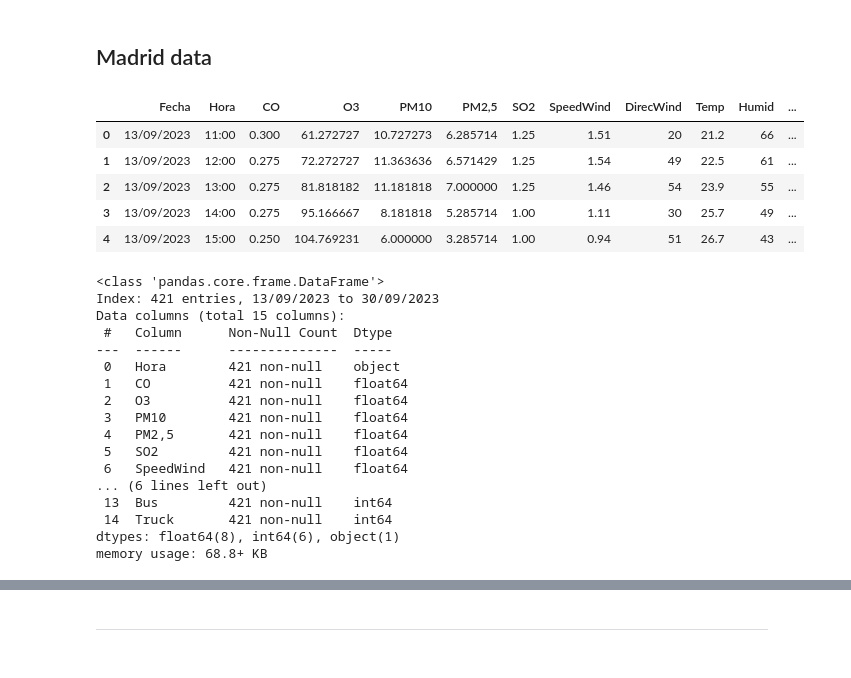
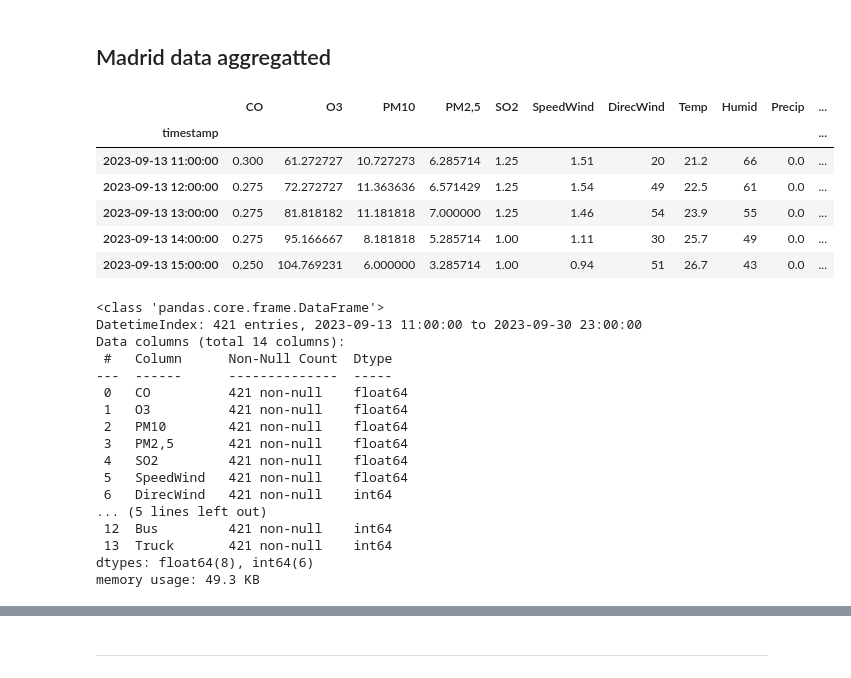
Before and after one commit to fterroso/airpollution_gnn_uca_upct, a Jupyter notebook: 01_data_preprocessing.ipynb, the cells around one changed output, grey strips where cells are left out. Saved outputs shown, nothing was run; the diff lists cells and outputs as text; code cells hidden in the pictures.

```diff
--- a/01_data_preprocessing.ipynb
+++ b/01_data_preprocessing.ipynb
@@ -7,38 +7,42 @@ import matplotlib.pyplot as plt
 data_path='data'
 # %% [markdown]
-## Madrid data
+## Madrid data aggregatted
 # %%
 madrid_df= pd.read_csv(os.path.join('data','MADRID_DATA_V2.csv'))
-madrid_df.head()
-# %% [output]
-|  | Fecha | Hora | CO | O3 | PM10 | PM2,5 | SO2 | SpeedWind | DirecWind | Temp | Humid | ... |
-| 0 | 13/09/2023 | 11:00 | 0.300 | 61.272727 | 10.727273 | 6.285714 | 1.25 | 1.51 | 20 | 21.2 | 66 | ... |
-| 1 | 13/09/2023 | 12:00 | 0.275 | 72.272727 | 11.363636 | 6.571429 | 1.25 | 1.54 | 49 | 22.5 | 61 | ... |
-| 2 | 13/09/2023 | 13:00 | 0.275 | 81.818182 | 11.181818 | 7.000000 | 1.25 | 1.46 | 54 | 23.9 | 55 | ... |
-| 3 | 13/09/2023 | 14:00 | 0.275 | 95.166667 | 8.181818 | 5.285714 | 1.00 | 1.11 | 30 | 25.7 | 49 | ... |
-| 4 | 13/09/2023 | 15:00 | 0.250 | 104.769231 | 6.000000 | 3.285714 | 1.00 | 0.94 | 51 | 26.7 | 43 | ... |
 # %%
-madrid_df['timestamp']= madrid_df.apply(lambda r: r['Fecha']
+madrid_df['timestamp']= madrid_df.apply(lambda r: r['Fecha'] + ' ' + r['Hora'], axis=1)
+madrid_df['timestamp']= pd.to_datetime(madrid_df['timestamp'], dayfirst=True)
+madrid_df= madrid_df.set_index('timestamp')
+madrid_df= madrid_df.drop(columns='Fecha Hora'.split())
+madrid_df.head()
+# %% [output]
+|  | CO | O3 | PM10 | PM2,5 | SO2 | SpeedWind | DirecWind | Temp | Humid | Precip | ... |
+| timestamp |  |  |  |  |  |  |  |  |  |  | ... |
+| 2023-09-13 11:00:00 | 0.300 | 61.272727 | 10.727273 | 6.285714 | 1.25 | 1.51 | 20 | 21.2 | 66 | 0.0 | ... |
+| 2023-09-13 12:00:00 | 0.275 | 72.272727 | 11.363636 | 6.571429 | 1.25 | 1.54 | 49 | 22.5 | 61 | 0.0 | ... |
+| 2023-09-13 13:00:00 | 0.275 | 81.818182 | 11.181818 | 7.000000 | 1.25 | 1.46 | 54 | 23.9 | 55 | 0.0 | ... |
+| 2023-09-13 14:00:00 | 0.275 | 95.166667 | 8.181818 | 5.285714 | 1.00 | 1.11 | 30 | 25.7 | 49 | 0.0 | ... |
+| 2023-09-13 15:00:00 | 0.250 | 104.769231 | 6.000000 | 3.285714 | 1.00 | 0.94 | 51 | 26.7 | 43 | 0.0 | ... |
 # %%
 madrid_df.info()
 # %% [output]
 <class 'pandas.core.frame.DataFrame'>
-Index: 421 entries, 13/09/2023 to 30/09/2023
-Data columns (total 15 columns):
+DatetimeIndex: 421 entries, 2023-09-13 11:00:00 to 2023-09-30 23:00:00
+Data columns (total 14 columns):
  #   Column      Non-Null Count  Dtype
 ---  ------      --------------  -----
- 0   Hora        421 non-null    object
- 1   CO          421 non-null    float64
- 2   O3          421 non-null    float64
- 3   PM10        421 non-null    float64
- 4   PM2,5       421 non-null    float64
- 5   SO2         421 non-null    float64
- 6   SpeedWind   421 non-null    float64
-... (6 lines left out)
- 13  Bus         421 non-null    int64
- 14  Truck       421 non-null    int64
-dtypes: float64(8), int64(6), object(1)
-memory usage: 68.8+ KB
+ 0   CO          421 non-null    float64
+ 1   O3          421 non-null    float64
+ 2   PM10        421 non-null    float64
+ 3   PM2,5       421 non-null    float64
+ 4   SO2         421 non-null    float64
+ 5   SpeedWind   421 non-null    float64
+ 6   DirecWind   421 non-null    int64
+... (5 lines left out)
+ 12  Bus         421 non-null    int64
+ 13  Truck       421 non-null    int64
+dtypes: float64(8), int64(6)
+memory usage: 49.3 KB
 # %%
 madrid_df.describe()
 # %% [output]
```
Also changed, not shown: parts of 34 cells of this notebook, 4 other files.
